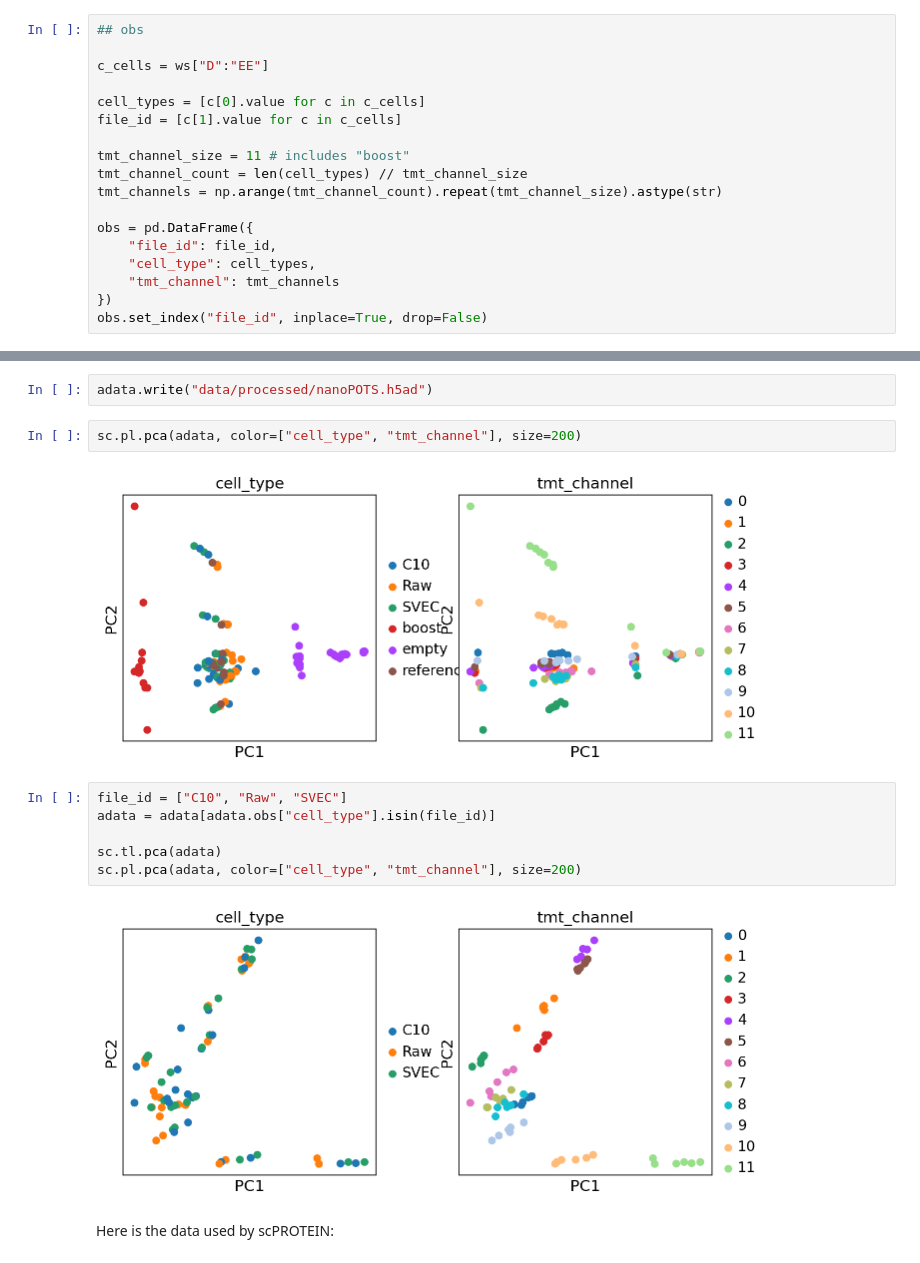
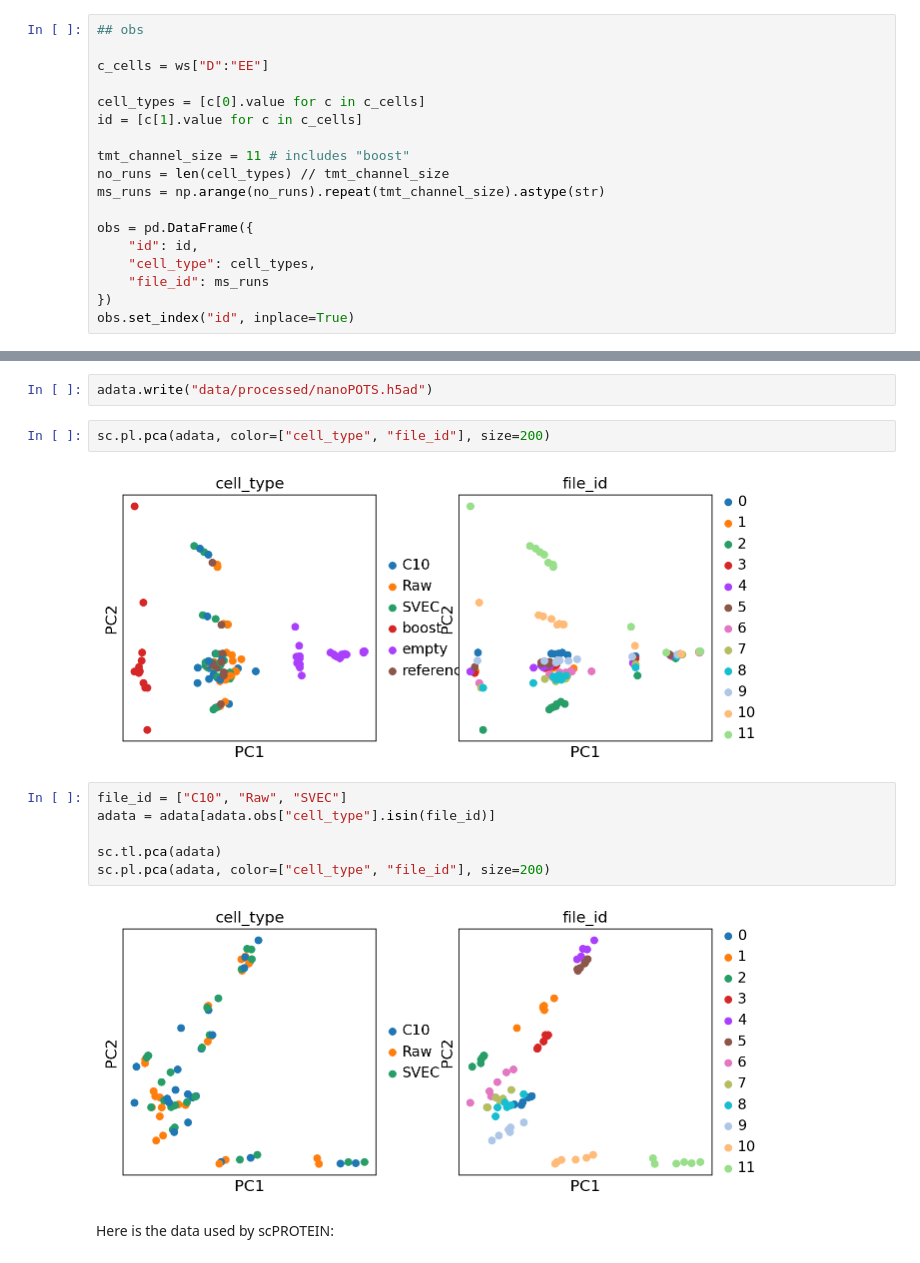
Before and after one commit to RasmusML/scPROTEIN, a Jupyter notebook: data_loading/data_loading.ipynb, the cells around one changed output, grey strips where cells are left out. Drawn from its saved outputs; the diff is of its cells as text.

```diff
--- a/data_loading/data_loading.ipynb
+++ b/data_loading/data_loading.ipynb
@@ -98,18 +98,18 @@ var.set_index("protein", inplace=True)
 c_cells = ws["D":"EE"]
 
 cell_types = [c[0].value for c in c_cells]
-file_id = [c[1].value for c in c_cells]
+id = [c[1].value for c in c_cells]
 
 tmt_channel_size = 11 # includes "boost"
-tmt_channel_count = len(cell_types) // tmt_channel_size
-tmt_channels = np.arange(tmt_channel_count).repeat(tmt_channel_size).astype(str)
+no_runs = len(cell_types) // tmt_channel_size
+ms_runs = np.arange(no_runs).repeat(tmt_channel_size).astype(str)
 
 obs = pd.DataFrame({
-    "file_id": file_id,
+    "id": id,
     "cell_type": cell_types,
-    "tmt_channel": tmt_channels
+    "file_id": ms_runs
 })
-obs.set_index("file_id", inplace=True, drop=False)
+obs.set_index("id", inplace=True)
 # %%
 ## data
 
@@ -145,17 +142,17 @@ Number of single-cells in the dataset: 72
 # %%
 adata.write("data/processed/nanoPOTS.h5ad")
 # %%
-sc.pl.pca(adata, color=["cell_type", "tmt_channel"], size=200)
+sc.pl.pca(adata, color=["cell_type", "file_id"], size=200)
 # %% [output]
-[figure, old version]
+[figure, new version]
 # %%
 file_id = ["C10", "Raw", "SVEC"]
 adata = adata[adata.obs["cell_type"].isin(file_id)]
 
 sc.tl.pca(adata)
-sc.pl.pca(adata, color=["cell_type", "tmt_channel"], size=200)
+sc.pl.pca(adata, color=["cell_type", "file_id"], size=200)
 # %% [output]
-[figure, old version]
+[figure, new version]
 # %% [markdown]
 Here is the data used by scPROTEIN:
 # %%
```
Also changed, not shown: parts of 18 cells of this notebook.
